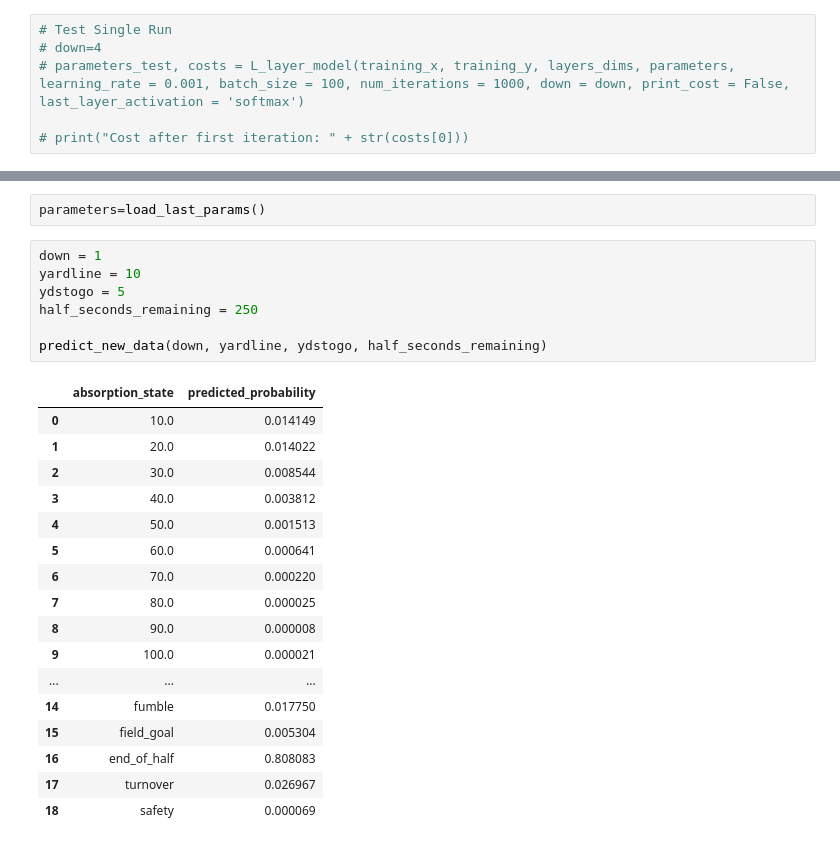
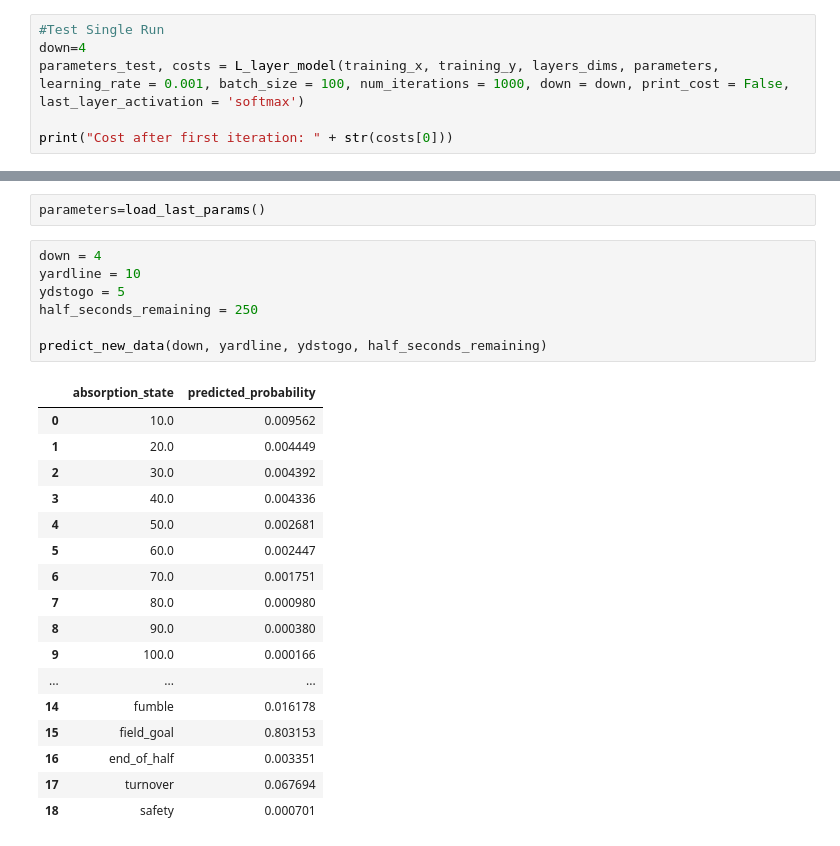
Before and after one commit to acharabin/NFL-Down-Set-Outcome-Prediction, a Jupyter notebook: NFL-Down-Set-Outcome-Prediction.ipynb, the cells around one changed output, grey strips where cells are left out. Saved outputs shown, nothing was run; the diff lists cells and outputs as text.

```diff
--- a/NFL-Down-Set-Outcome-Prediction.ipynb
+++ b/NFL-Down-Set-Outcome-Prediction.ipynb
@@ -545,8 +663,8 @@ parameters = initialize_parameters_deep(layers_dims)
 # %%
 parameters=load_last_params()
 # %%
-# Test Single Run
-# down=4
-# parameters_test, costs = L_layer_model(training_x, training_y, layers_dims, parameters, learning_rate = 0.001, batch_size = 100, num_iterations = 1000, down = down, print_cost = False, last_layer_activation = 'softmax')
+#Test Single Run
+down=4
+parameters_test, costs = L_layer_model(training_x, training_y, layers_dims, parameters, learning_rate = 0.001, batch_size = 100, num_iterations = 1000, down = down, print_cost = False, last_layer_activation = 'softmax')
 
-# print("Cost after first iteration: " + str(costs[0]))
+print("Cost after first iteration: " + str(costs[0]))
@@ -724,27 +844,27 @@ def predict_new_data(down, yardline, ydstogo, half_seconds_remaining, yardline_b
 # %%
 parameters=load_last_params()
 # %%
-down = 1
+down = 4
 yardline = 10
 ydstogo = 5
 half_seconds_remaining = 250
 
 predict_new_data(down, yardline, ydstogo, half_seconds_remaining)
 # %% [output]
 |  | absorption_state | predicted_probability |
-| 0 | 10.0 | 0.014149 |
-| 1 | 20.0 | 0.014022 |
-| 2 | 30.0 | 0.008544 |
-| 3 | 40.0 | 0.003812 |
-| 4 | 50.0 | 0.001513 |
-| 5 | 60.0 | 0.000641 |
-| 6 | 70.0 | 0.000220 |
-| 7 | 80.0 | 0.000025 |
-| 8 | 90.0 | 0.000008 |
-| 9 | 100.0 | 0.000021 |
+| 0 | 10.0 | 0.009562 |
+| 1 | 20.0 | 0.004449 |
+| 2 | 30.0 | 0.004392 |
+| 3 | 40.0 | 0.004336 |
+| 4 | 50.0 | 0.002681 |
+| 5 | 60.0 | 0.002447 |
+| 6 | 70.0 | 0.001751 |
+| 7 | 80.0 | 0.000980 |
+| 8 | 90.0 | 0.000380 |
+| 9 | 100.0 | 0.000166 |
 | ... | ... | ... |
-| 14 | fumble | 0.017750 |
-| 15 | field_goal | 0.005304 |
-| 16 | end_of_half | 0.808083 |
-| 17 | turnover | 0.026967 |
-| 18 | safety | 0.000069 |
+| 14 | fumble | 0.016178 |
+| 15 | field_goal | 0.803153 |
+| 16 | end_of_half | 0.003351 |
+| 17 | turnover | 0.067694 |
+| 18 | safety | 0.000701 |
```
Also changed, not shown: parts of 12 cells of this notebook, 1 other file.
